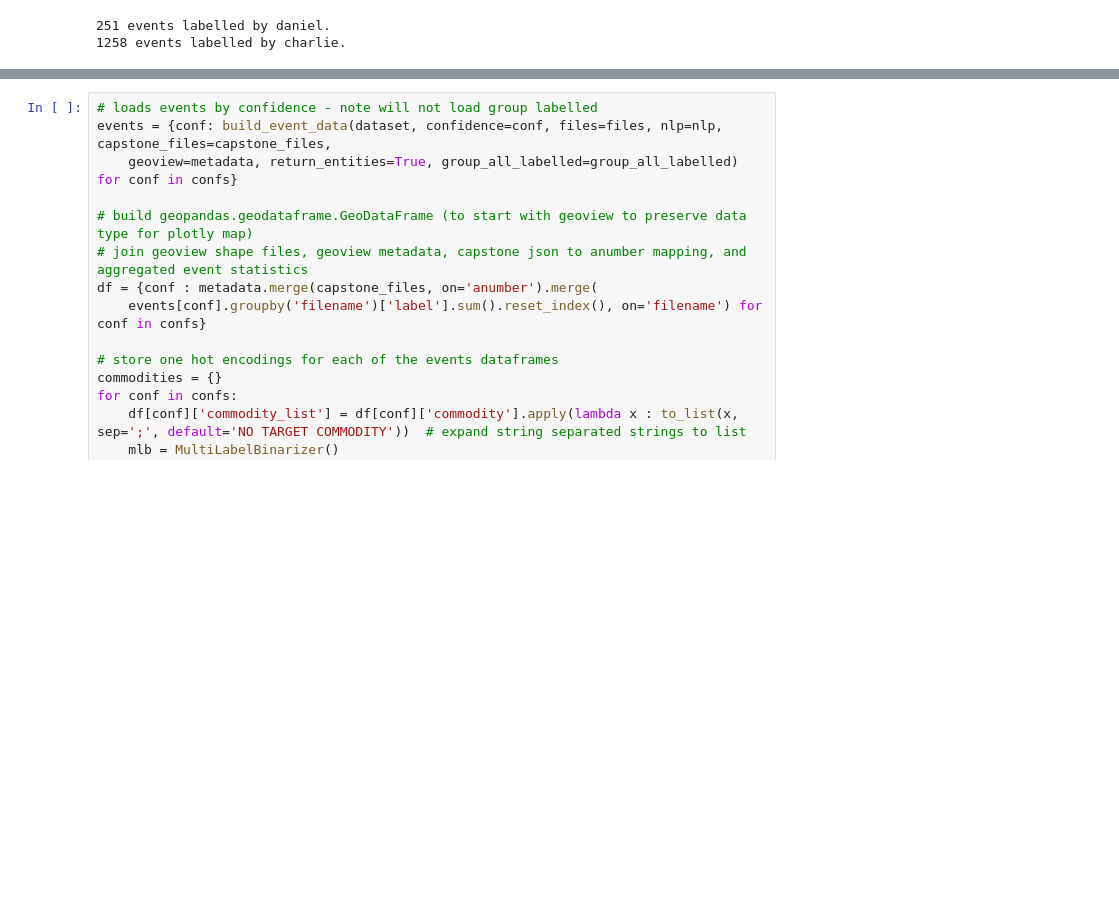
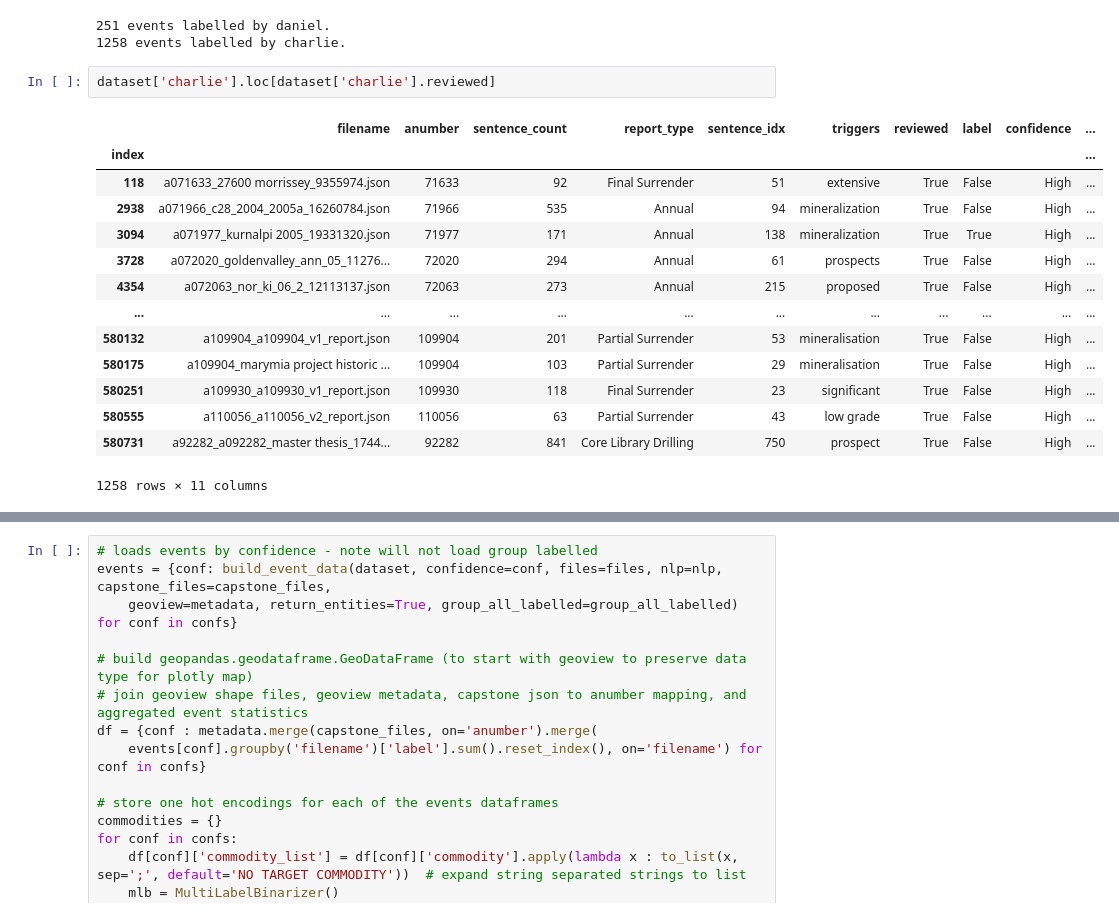
Before and after one commit to tanghyd/capstone, a Jupyter notebook: build_event_data.ipynb, the cells around one changed output, grey strips where cells are left out. Saved outputs shown, nothing was run; the diff lists cells and outputs as text; blank space fills up the shorter version.

Commit message:
Upload report predictions

```diff
--- a/build_event_data.ipynb
+++ b/build_event_data.ipynb
@@ -27,3 +27,20 @@ for user in users:
 # %% [output]
 251 events labelled by daniel.
 1258 events labelled by charlie.
+# %%
+dataset['charlie'].loc[dataset['charlie'].reviewed]
+# %% [output]
+|  | filename | anumber | sentence_count | report_type | sentence_idx | triggers | reviewed | label | confidence | ... |
+| index |  |  |  |  |  |  |  |  |  | ... |
+| 118 | a071633_27600 morrissey_9355974.json | 71633 | 92 | Final Surrender | 51 | extensive | True | False | High | ... |
+| 2938 | a071966_c28_2004_2005a_16260784.json | 71966 | 535 | Annual | 94 | mineralization | True | False | High | ... |
+| 3094 | a071977_kurnalpi 2005_19331320.json | 71977 | 171 | Annual | 138 | mineralization | True | True | High | ... |
+| 3728 | a072020_goldenvalley_ann_05_11276... | 72020 | 294 | Annual | 61 | prospects | True | False | High | ... |
+| 4354 | a072063_nor_ki_06_2_12113137.json | 72063 | 273 | Annual | 215 | proposed | True | False | High | ... |
+| ... | ... | ... | ... | ... | ... | ... | ... | ... | ... | ... |
+| 580132 | a109904_a109904_v1_report.json | 109904 | 201 | Partial Surrender | 53 | mineralisation | True | False | High | ... |
+| 580175 | a109904_marymia project historic ... | 109904 | 103 | Partial Surrender | 29 | mineralisation | True | False | High | ... |
+| 580251 | a109930_a109930_v1_report.json | 109930 | 118 | Final Surrender | 23 | significant | True | False | High | ... |
+| 580555 | a110056_a110056_v2_report.json | 110056 | 63 | Partial Surrender | 43 | low grade | True | False | High | ... |
+| 580731 | a92282_a092282_master thesis_1744... | 92282 | 841 | Core Library Drilling | 750 | prospect | True | False | High | ... |
+1258 rows × 11 columns
```
Also changed, not shown: parts of 2 cells of this notebook, 27 other files.
